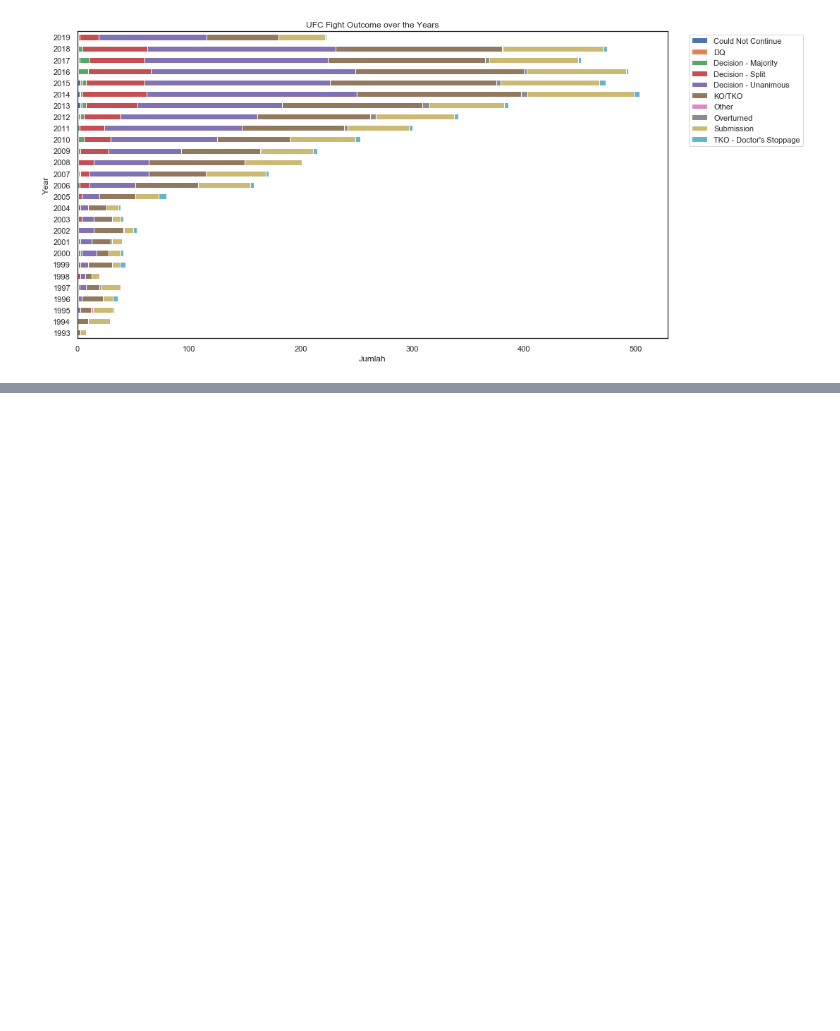
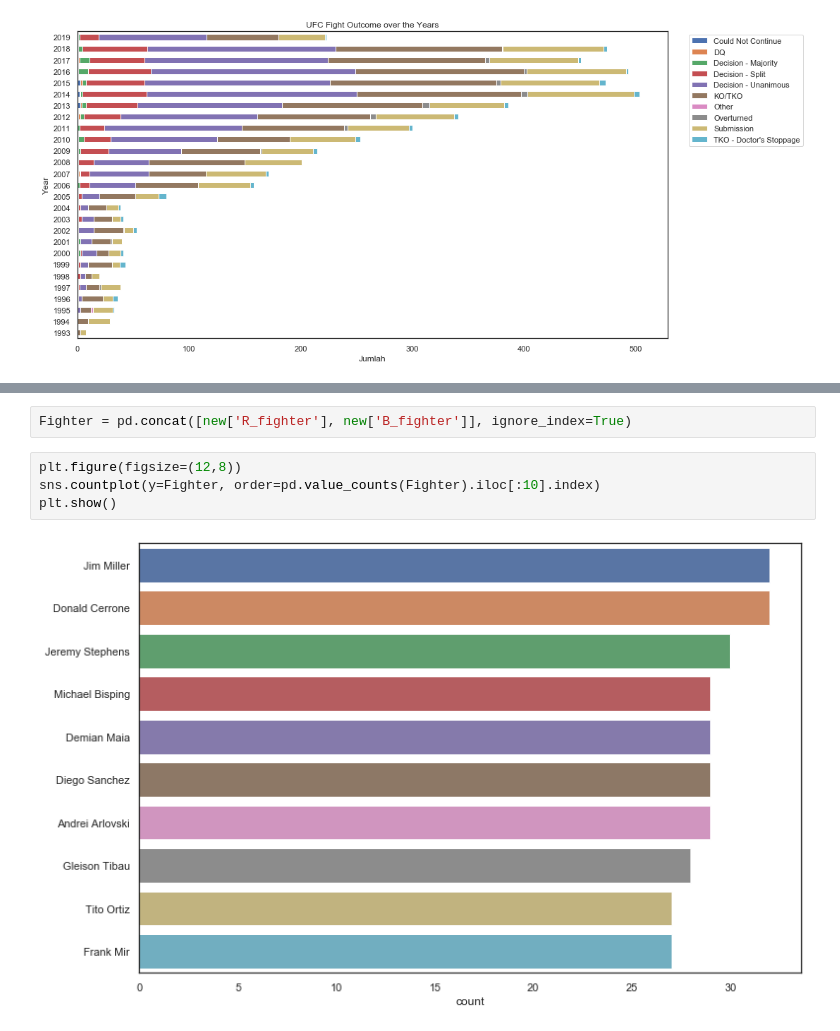
Before and after one commit to p4v10/ufc-dataset, a Jupyter notebook: ufc-visualizations.ipynb, the cells around one changed output, grey strips where cells are left out. Cells and saved outputs as stored; diff of their text form; blank space fills up the shorter version.

```diff
--- a/ufc-visualizations.ipynb
+++ b/ufc-visualizations.ipynb
@@ -445,0 +480,8 @@ plt.show()
+# %%
+Fighter = pd.concat([new['R_fighter'], new['B_fighter']], ignore_index=True)
+# %%
+plt.figure(figsize=(12,8))
+sns.countplot(y=Fighter, order=pd.value_counts(Fighter).iloc[:10].index)
+plt.show()
+# %% [output]
+[figure, added]
```
Also changed, not shown: parts of 6 cells of this notebook.
